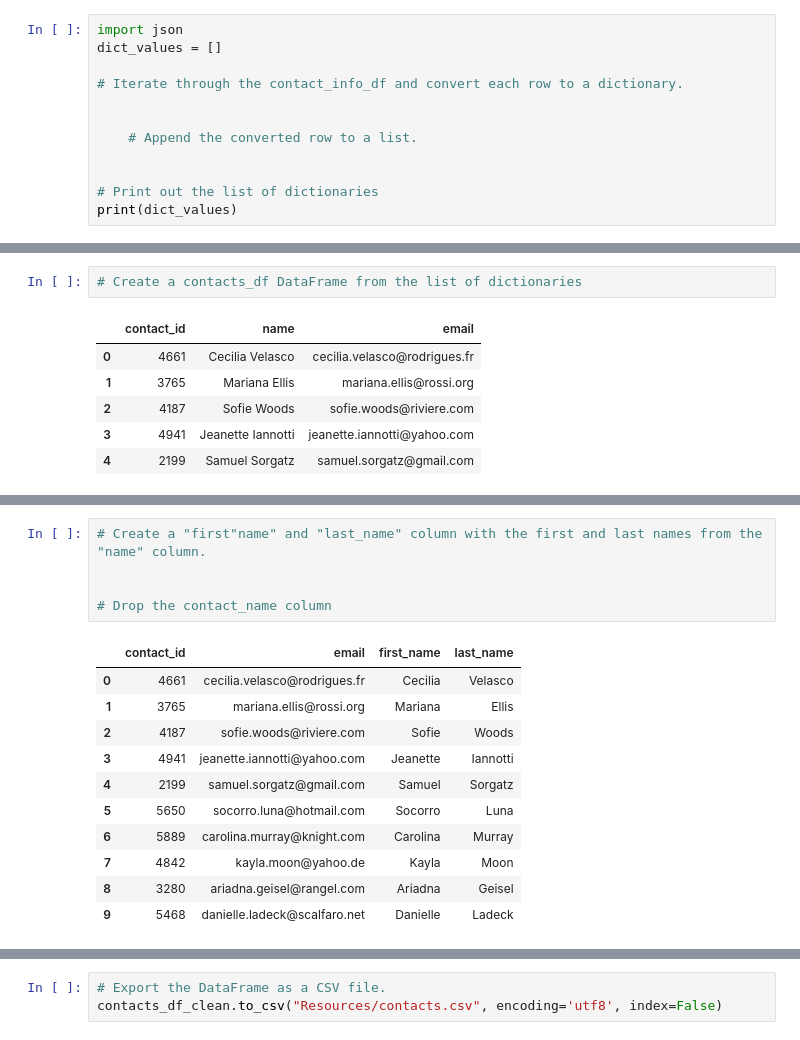
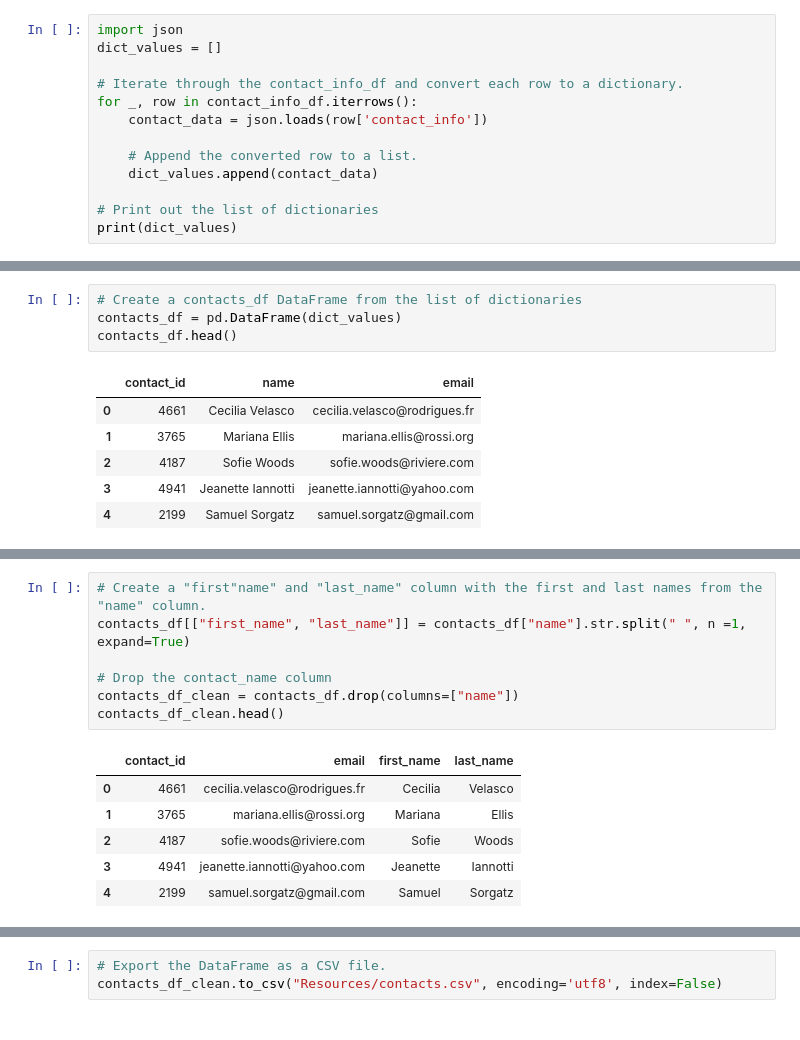
Before and after one commit to noasch20/Crowdfunding_ETL, a Jupyter notebook: ETL_Mini_Project_Starter_Code.ipynb, the cells around one changed output, grey strips where cells are left out. Drawn from its saved outputs; the diff is of its cells as text.

Commit message:
Finished contacts section of starter code, created contacts csv file

```diff
--- a/ETL_Mini_Project_Starter_Code.ipynb
+++ b/ETL_Mini_Project_Starter_Code.ipynb
@@ -326,10 +326,11 @@ import json
 dict_values = []
 
 # Iterate through the contact_info_df and convert each row to a dictionary.
-
+for _, row in contact_info_df.iterrows():
+    contact_data = json.loads(row['contact_info'])
 
     # Append the converted row to a list.
-
+    dict_values.append(contact_data)
 
 # Print out the list of dictionaries
 print(dict_values)
@@ -337,6 +338,8 @@ print(dict_values)
 [{'contact_id': 4661, 'name': 'Cecilia Velasco', 'email': 'cecilia.velasco@rodrigues.fr'}, {'contact_id': 3765, 'name': 'Mariana Ellis', 'email': 'mariana.ellis@rossi.org'}, {'contact_id': 4187, 'name ...
 # %%
 # Create a contacts_df DataFrame from the list of dictionaries
+contacts_df = pd.DataFrame(dict_values)
+contacts_df.head()
 # %% [output]
 |  | contact_id | name | email |
 | 0 | 4661 | Cecilia Velasco | cecilia.velasco@rodrigues.fr |
@@ -359,20 +363,17 @@ dtypes: int64(1), object(2)
 memory usage: 23.6+ KB
 # %%
 # Create a "first"name" and "last_name" column with the first and last names from the "name" column.
-
+contacts_df[["first_name", "last_name"]] = contacts_df["name"].str.split(" ", n =1, expand=True)
 
 # Drop the contact_name column
+contacts_df_clean = contacts_df.drop(columns=["name"])
+contacts_df_clean.head()
 # %% [output]
 |  | contact_id | email | first_name | last_name |
 | 0 | 4661 | cecilia.velasco@rodrigues.fr | Cecilia | Velasco |
 | 1 | 3765 | mariana.ellis@rossi.org | Mariana | Ellis |
 | 2 | 4187 | sofie.woods@riviere.com | Sofie | Woods |
 | 3 | 4941 | jeanette.iannotti@yahoo.com | Jeanette | Iannotti |
 | 4 | 2199 | samuel.sorgatz@gmail.com | Samuel | Sorgatz |
-| 5 | 5650 | socorro.luna@hotmail.com | Socorro | Luna |
-| 6 | 5889 | carolina.murray@knight.com | Carolina | Murray |
-| 7 | 4842 | kayla.moon@yahoo.de | Kayla | Moon |
-| 8 | 3280 | ariadna.geisel@rangel.com | Ariadna | Geisel |
-| 9 | 5468 | danielle.ladeck@scalfaro.net | Danielle | Ladeck |
 # %%
 # Reorder the columns
```
Also changed, not shown: parts of 3 cells of this notebook, 1 other file.
